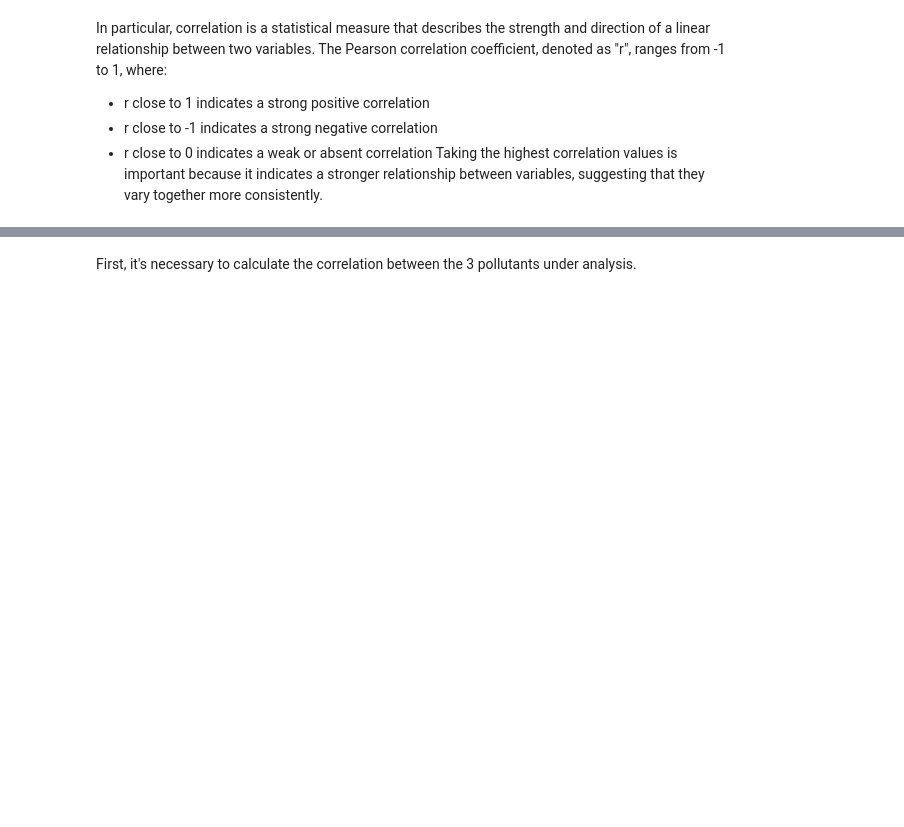
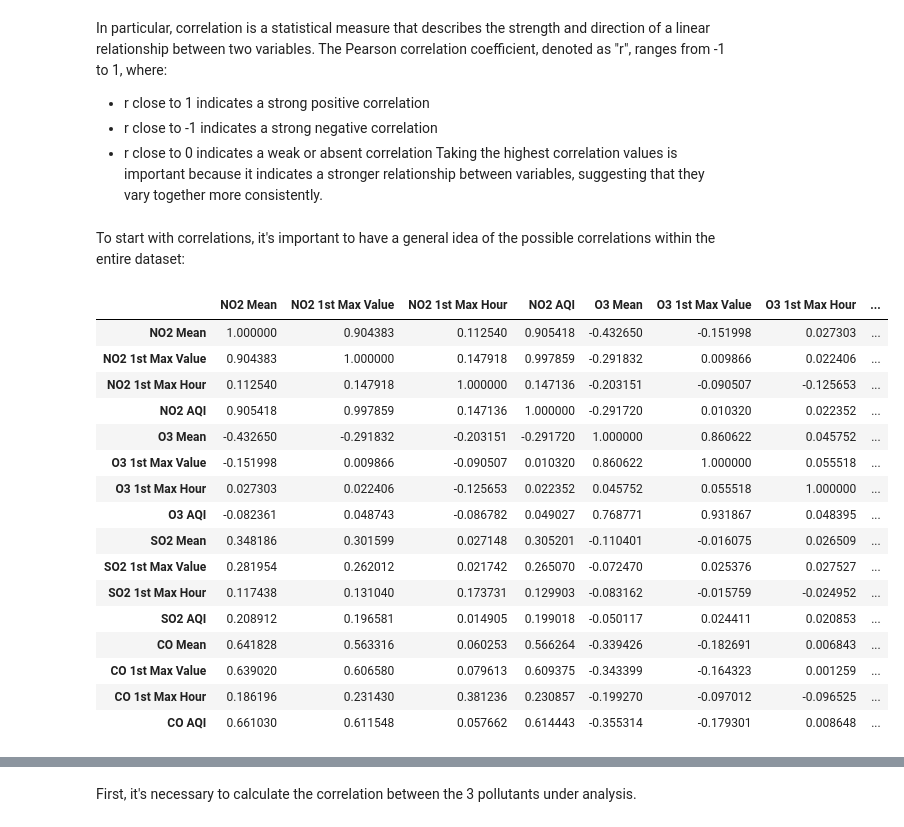
Before and after one commit to letizialanza01/Project_US_Pollution, a Jupyter notebook: Project_US_Pollution.ipynb, the cells around one changed output, grey strips where cells are left out. Cells and saved outputs as stored; diff of their text form; code cells hidden in the pictures; blank space fills up the shorter version.

```diff
--- a/Project_US_Pollution.ipynb
+++ b/Project_US_Pollution.ipynb
@@ -859,3 +859,5 @@ In particular, correlation is a statistical measure that describes the strength
 - r close to -1 indicates a strong negative correlation
 - r close to 0 indicates a weak or absent correlation
 Taking the highest correlation values is important because it indicates a stronger relationship between variables, suggesting that they vary together more consistently.
+# %% [markdown]
+To start with correlations, it's important to have a general idea of the possible correlations within the entire dataset:
@@ -861,0 +866,21 @@ Taking the highest correlation values is important because it indicates a strong
+# %%
+pollution_df_corr = pollution_df.corr(numeric_only = True)
+pollution_df_corr
+# %% [output]
+|  | NO2 Mean | NO2 1st Max Value | NO2 1st Max Hour | NO2 AQI | O3 Mean | O3 1st Max Value | O3 1st Max Hour | ... |
+| NO2 Mean | 1.000000 | 0.904383 | 0.112540 | 0.905418 | -0.432650 | -0.151998 | 0.027303 | ... |
+| NO2 1st Max Value | 0.904383 | 1.000000 | 0.147918 | 0.997859 | -0.291832 | 0.009866 | 0.022406 | ... |
+| NO2 1st Max Hour | 0.112540 | 0.147918 | 1.000000 | 0.147136 | -0.203151 | -0.090507 | -0.125653 | ... |
+| NO2 AQI | 0.905418 | 0.997859 | 0.147136 | 1.000000 | -0.291720 | 0.010320 | 0.022352 | ... |
+| O3 Mean | -0.432650 | -0.291832 | -0.203151 | -0.291720 | 1.000000 | 0.860622 | 0.045752 | ... |
+| O3 1st Max Value | -0.151998 | 0.009866 | -0.090507 | 0.010320 | 0.860622 | 1.000000 | 0.055518 | ... |
+| O3 1st Max Hour | 0.027303 | 0.022406 | -0.125653 | 0.022352 | 0.045752 | 0.055518 | 1.000000 | ... |
+| O3 AQI | -0.082361 | 0.048743 | -0.086782 | 0.049027 | 0.768771 | 0.931867 | 0.048395 | ... |
+| SO2 Mean | 0.348186 | 0.301599 | 0.027148 | 0.305201 | -0.110401 | -0.016075 | 0.026509 | ... |
+| SO2 1st Max Value | 0.281954 | 0.262012 | 0.021742 | 0.265070 | -0.072470 | 0.025376 | 0.027527 | ... |
+| SO2 1st Max Hour | 0.117438 | 0.131040 | 0.173731 | 0.129903 | -0.083162 | -0.015759 | -0.024952 | ... |
+| SO2 AQI | 0.208912 | 0.196581 | 0.014905 | 0.199018 | -0.050117 | 0.024411 | 0.020853 | ... |
+| CO Mean | 0.641828 | 0.563316 | 0.060253 | 0.566264 | -0.339426 | -0.182691 | 0.006843 | ... |
+| CO 1st Max Value | 0.639020 | 0.606580 | 0.079613 | 0.609375 | -0.343399 | -0.164323 | 0.001259 | ... |
+| CO 1st Max Hour | 0.186196 | 0.231430 | 0.381236 | 0.230857 | -0.199270 | -0.097012 | -0.096525 | ... |
+| CO AQI | 0.661030 | 0.611548 | 0.057662 | 0.614443 | -0.355314 | -0.179301 | 0.008648 | ... |
```
Also changed, not shown: parts of 6 cells of this notebook.
